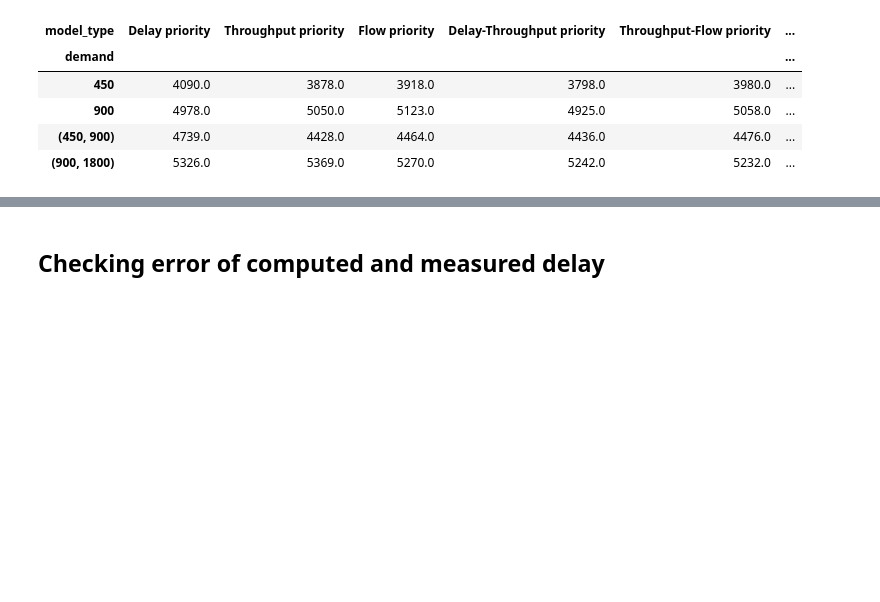
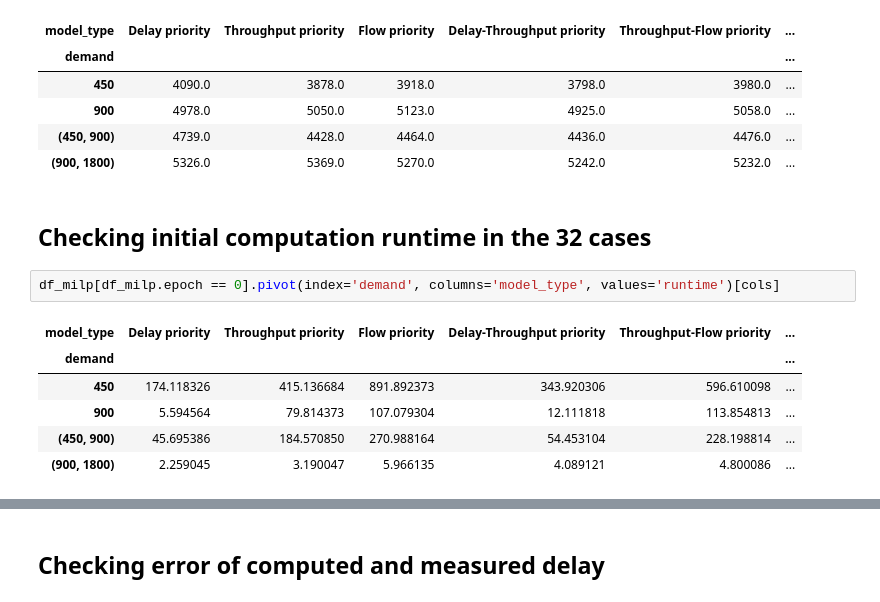
Before and after one commit to DEGABGED/ctm_data_processing, a Jupyter notebook: Analysis of Results.ipynb, the cells around one changed output, grey strips where cells are left out. Cells and saved outputs as stored; diff of their text form; blank space fills up the shorter version.

```diff
--- a/Analysis of Results.ipynb
+++ b/Analysis of Results.ipynb
@@ -144,3 +144,14 @@ Total actual throughput over 10 minutes (in vehicles)
 | 900 | 4978.0 | 5050.0 | 5123.0 | 4925.0 | 5058.0 | ... |
 | (450, 900) | 4739.0 | 4428.0 | 4464.0 | 4436.0 | 4476.0 | ... |
 | (900, 1800) | 5326.0 | 5369.0 | 5270.0 | 5242.0 | 5232.0 | ... |
+# %% [markdown]
+## Checking initial computation runtime in the 32 cases
+# %%
+df_milp[df_milp.epoch == 0].pivot(index='demand', columns='model_type', values='runtime')[cols]
+# %% [output]
+| model_type | Delay priority | Throughput priority | Flow priority | Delay-Throughput priority | Throughput-Flow priority | ... |
+| demand |  |  |  |  |  | ... |
+| 450 | 174.118326 | 415.136684 | 891.892373 | 343.920306 | 596.610098 | ... |
+| 900 | 5.594564 | 79.814373 | 107.079304 | 12.111818 | 113.854813 | ... |
+| (450, 900) | 45.695386 | 184.570850 | 270.988164 | 54.453104 | 228.198814 | ... |
+| (900, 1800) | 2.259045 | 3.190047 | 5.966135 | 4.089121 | 4.800086 | ... |
```
Also changed, not shown: parts of 6 cells of this notebook.
